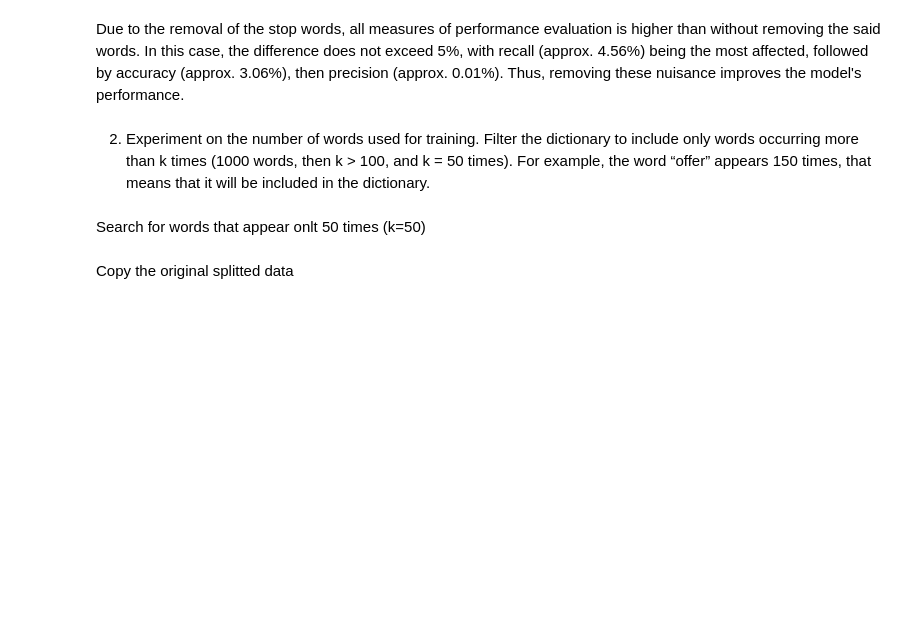
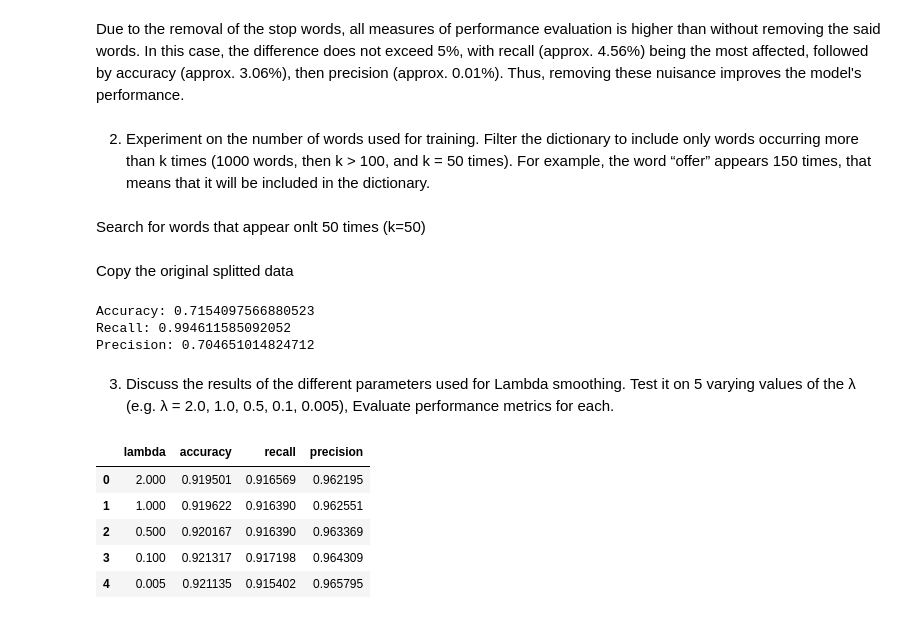
Before and after one commit to dreeew05/CMSC-197, a Jupyter notebook: Assignment 3/hw4-bulaong.ipynb, the cells around one changed output. Cells and saved outputs as stored; diff of their text form; code cells hidden in the pictures; blank space fills up the shorter version.

```diff
--- a/Assignment 3/hw4-bulaong.ipynb
+++ b/Assignment 3/hw4-bulaong.ipynb
@@ -561,7 +561,55 @@ test_df_k50.loc[:, "prediction"] = test_classifier(
     k_50_words,
 )
 
-accuracy_k_50, recall_k_50, precision_k_50 = evaluate_performance(test_df)
+accuracy_k_50, recall_k_50, precision_k_50 = evaluate_performance(test_df_k50)
 print(
     f"Accuracy: {accuracy_k_50}\nRecall: {recall_k_50}\nPrecision: {precision_k_50}\n"
 )
+# %% [output]
+Accuracy: 0.7154097566880523
+Recall: 0.994611585092052
+Precision: 0.704651014824712
+# %% [markdown]
+3. Discuss the results of the different parameters used for Lambda smoothing. Test
+it on 5 varying values of the λ (e.g. λ = 2.0, 1.0, 0.5, 0.1, 0.005), Evaluate
+performance metrics for each.
+# %%
+lmbdas = [2.0, 1.0, 0.5, 0.1, 0.005]
+results_list = []
+
+for lmbda in lmbdas:
+    p_ham_count_lmbda, p_spam_count_lmbda = compute_likelihood(
+        ham_fm, spam_fm, common_words, lmbda=lmbda
+    )
+
+    test_df_lmbda = test_df.copy()
+    test_df_lmbda.loc[:, "prediction"] = test_classifier(
+        test_df_lmbda,
+        p_ham,
+        p_spam,
+        p_ham_count_lmbda,
+        p_spam_count_lmbda,
+        common_words,
+    )
+
+    accuracy_lmbda, recall_lmbda, precision_lmbda = evaluate_performance(test_df_lmbda)
+
+    results_list.append(
+        {
+            "lambda": lmbda,
+            "accuracy": accuracy_lmbda,
+            "recall": recall_lmbda,
+            "precision": precision_lmbda,
+        }
+    )
+
+result_df = pd.DataFrame(results_list)
+# %%
+result_df
+# %% [output]
+|  | lambda | accuracy | recall | precision |
+| 0 | 2.000 | 0.919501 | 0.916569 | 0.962195 |
+| 1 | 1.000 | 0.919622 | 0.916390 | 0.962551 |
+| 2 | 0.500 | 0.920167 | 0.916390 | 0.963369 |
+| 3 | 0.100 | 0.921317 | 0.917198 | 0.964309 |
+| 4 | 0.005 | 0.921135 | 0.915402 | 0.965795 |
```
Also changed, not shown: parts of 3 cells of this notebook.
